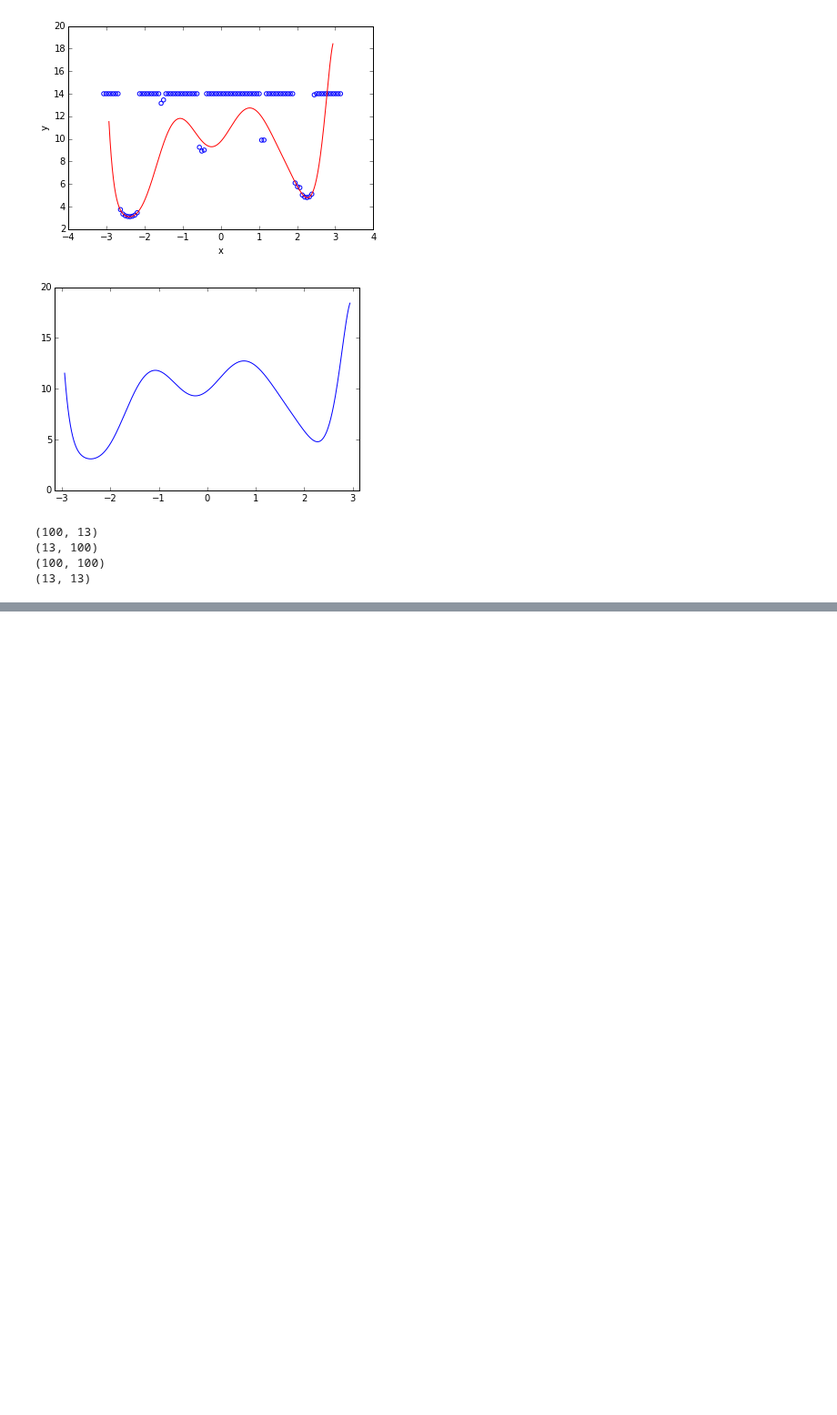
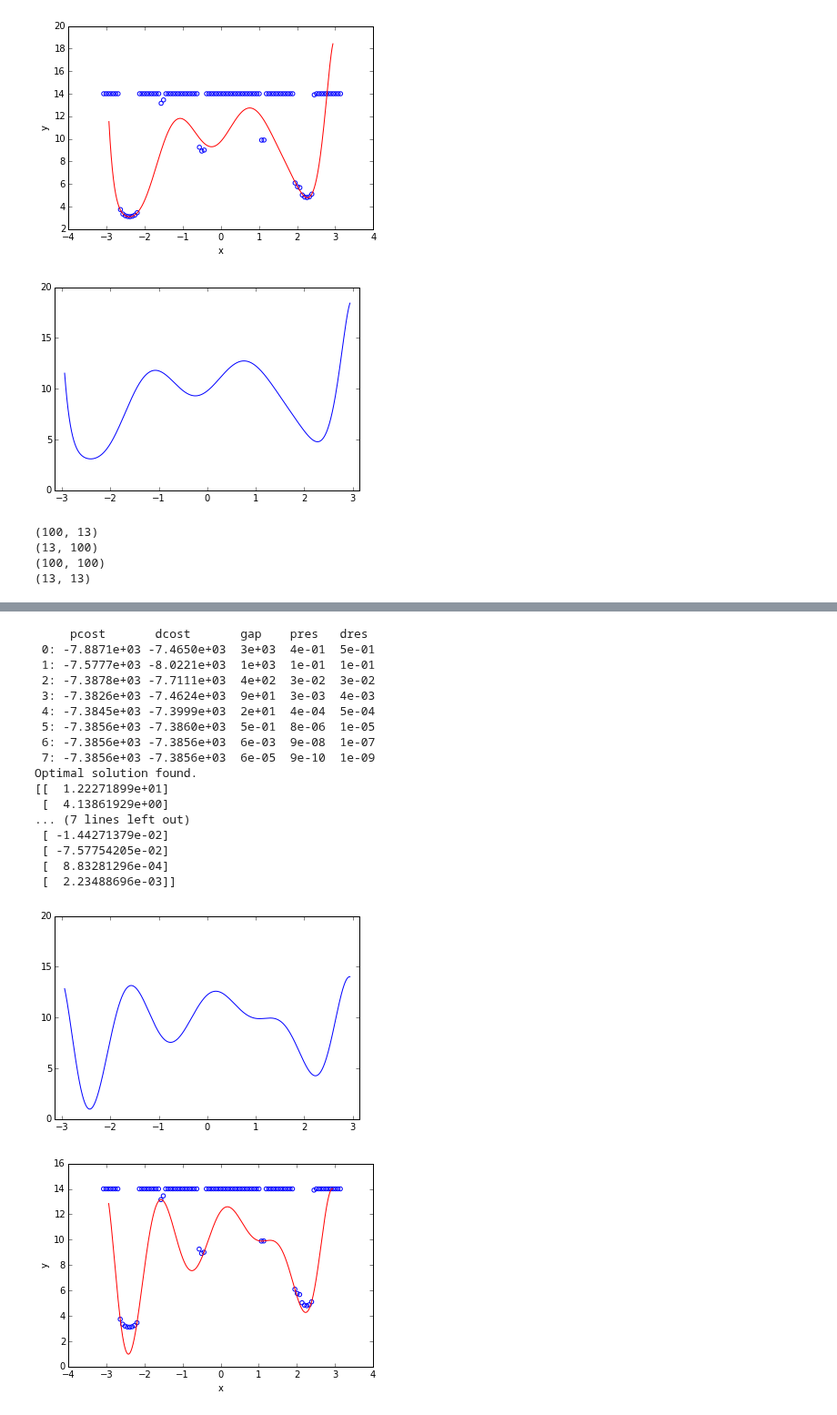
Before and after one commit to peteflorence/GeometricPDEs, a Jupyter notebook: _RotatingBot/RotatingBot-withPolyFit-QP.ipynb, the cells around one changed output, grey strips where cells are left out. Shown at 91% size. Drawn from its saved outputs; the diff is of its cells as text; code cells hidden in the pictures; blank space fills up the shorter version.

```diff
--- a/_RotatingBot/RotatingBot-withPolyFit-QP.ipynb
+++ b/_RotatingBot/RotatingBot-withPolyFit-QP.ipynb
@@ -304,0 +305,43 @@ Optimal solution found.
+# %%
+no_weights = laserDepths * 1.0
+for index, value in enumerate(no_weights):
+    no_weights[index] = 1.0
+W_pete_no_weights = np.diag(no_weights)
+
+# P = A^T W A
+P_no_weights = cvxopt.matrix(A_pete.T * W_pete_no_weights * A_pete)
+
+# q^T = -b^T A
+# q = -A^T b
+q_no_weights = cvxopt.matrix(- A_pete.T * W_pete_no_weights *b_pete.T)
+
+# find the solution
+solution = cvxopt.solvers.qp(P_no_weights, q_no_weights, G, h)
+
+alpha_no_weights = np.array(solution['x'])
+
+print alpha_no_weights
+
+plotHorner(alpha_no_weights)
+
+plotConstrained(alpha_no_weights)
+# %% [output]
+     pcost       dcost       gap    pres   dres
+ 0: -7.8871e+03 -7.4650e+03  3e+03  4e-01  5e-01
+ 1: -7.5777e+03 -8.0221e+03  1e+03  1e-01  1e-01
+ 2: -7.3878e+03 -7.7111e+03  4e+02  3e-02  3e-02
+ 3: -7.3826e+03 -7.4624e+03  9e+01  3e-03  4e-03
+ 4: -7.3845e+03 -7.3999e+03  2e+01  4e-04  5e-04
+ 5: -7.3856e+03 -7.3860e+03  5e-01  8e-06  1e-05
+ 6: -7.3856e+03 -7.3856e+03  6e-03  9e-08  1e-07
+ 7: -7.3856e+03 -7.3856e+03  6e-05  9e-10  1e-09
+Optimal solution found.
+[[  1.22271899e+01]
+ [  4.13861929e+00]
+... (7 lines left out)
+ [ -1.44271379e-02]
+ [ -7.57754205e-02]
+ [  8.83281296e-04]
+ [  2.23488696e-03]]
+[figure, added]
+[figure, added]
```
Also changed, not shown: parts of 1 cell of this notebook, 2 other files.
